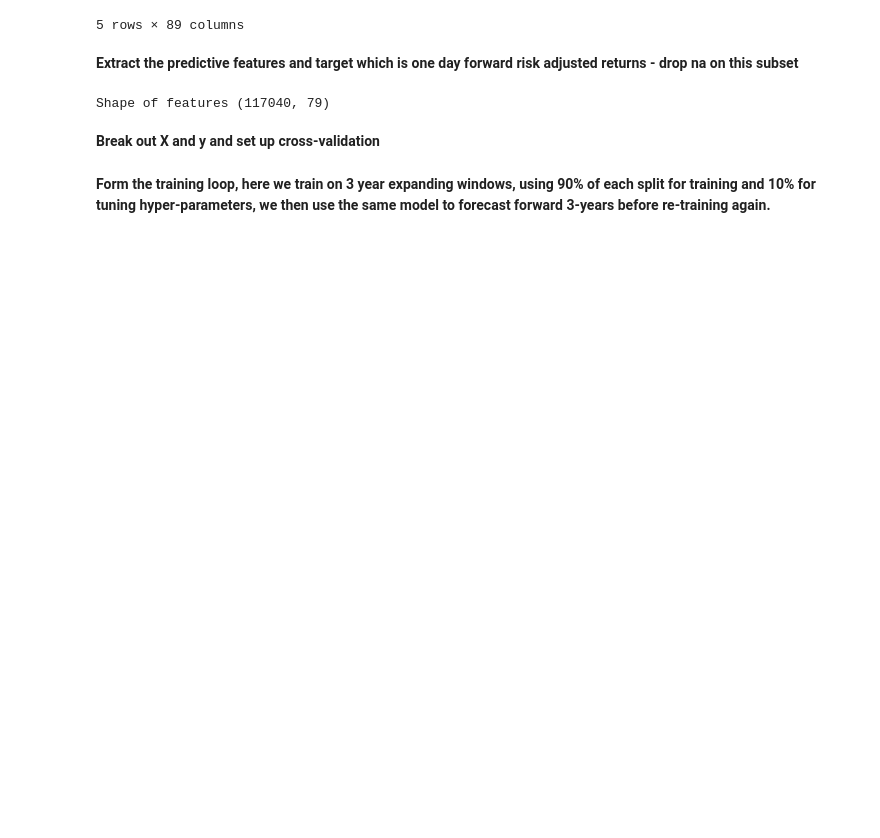
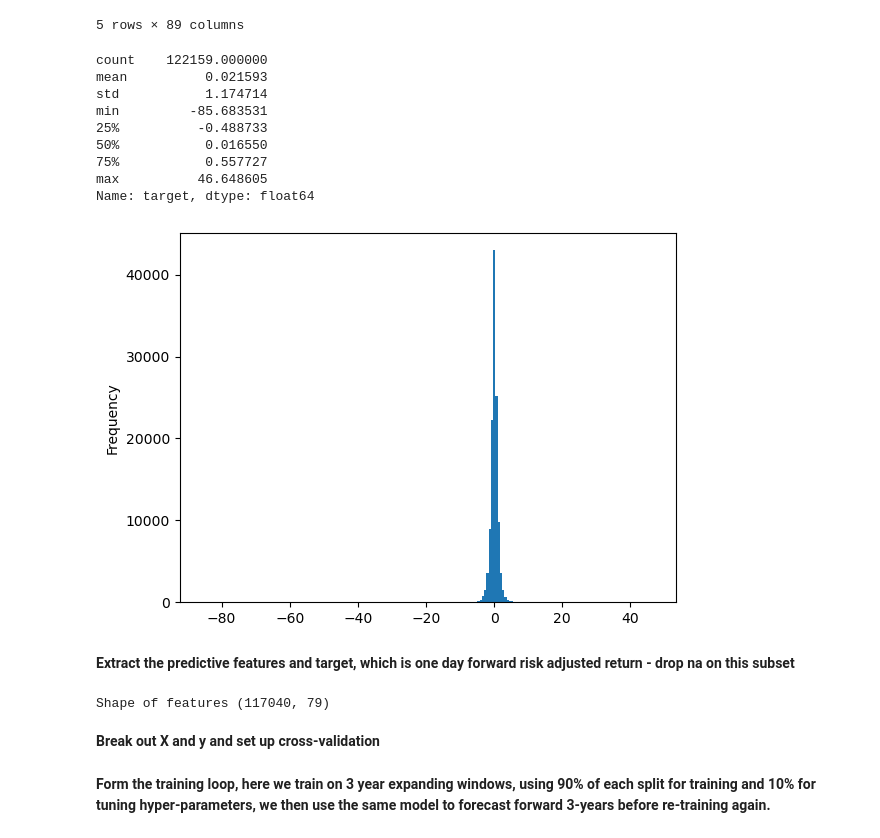
Before and after one commit to cleoisme/GT-CSE6242-DVA-Project, a Jupyter notebook: cluster_forecast.ipynb, the cells around one changed output. Saved outputs shown, nothing was run; the diff lists cells and outputs as text; code cells hidden in the pictures; blank space fills up the shorter version.

```diff
--- a/cluster_forecast.ipynb
+++ b/cluster_forecast.ipynb
@@ -23,8 +23,23 @@ feats.tail()
 |  | 18 | 1.818130 | 0.010196 | -0.001021 | 0.011817 | 0.038944 | -0.010944 | 0.054041 | 0.345464 | -0.100130 | ... |
 |  | 19 | 1.014050 | 0.010568 | -0.018105 | -0.010729 | 0.088893 | 0.143403 | -0.036800 | -0.004099 | -1.713252 | ... |
 5 rows × 89 columns
+# %%
+# distribution of tragets
+feats['target'].plot(kind='hist', bins=200)
+print(feats['target'].describe())
+# %% [output]
+count    122159.000000
+mean          0.021593
+std           1.174714
+min         -85.683531
+25%          -0.488733
+50%           0.016550
+75%           0.557727
+max          46.648605
+Name: target, dtype: float64
+[figure, added]
 # %% [markdown]
-**Extract the predictive features and target which is one day forward risk adjusted returns - drop na on this subset**
+**Extract the predictive features and target, which is one day forward risk adjusted return - drop na on this subset**
 # %%
 features = [f for f in feats.columns if f.startswith("feature")]
 lag_feats = [f for f in feats.columns if f.startswith("lag")]
```
Also changed, not shown: parts of 11 cells of this notebook, 2 other files.
